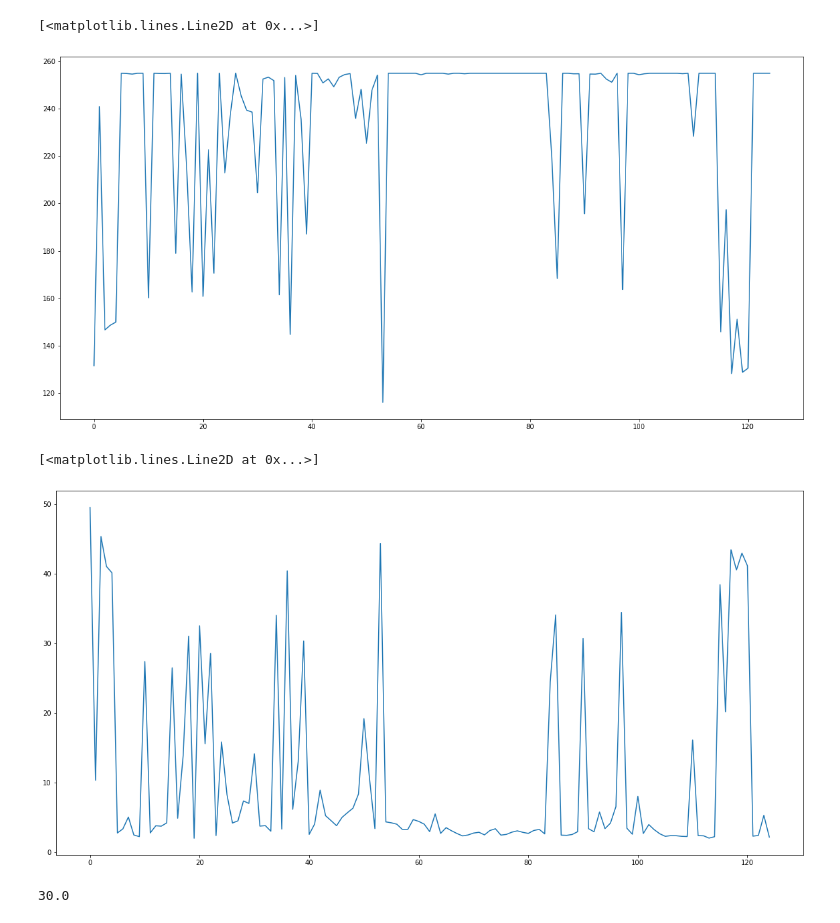
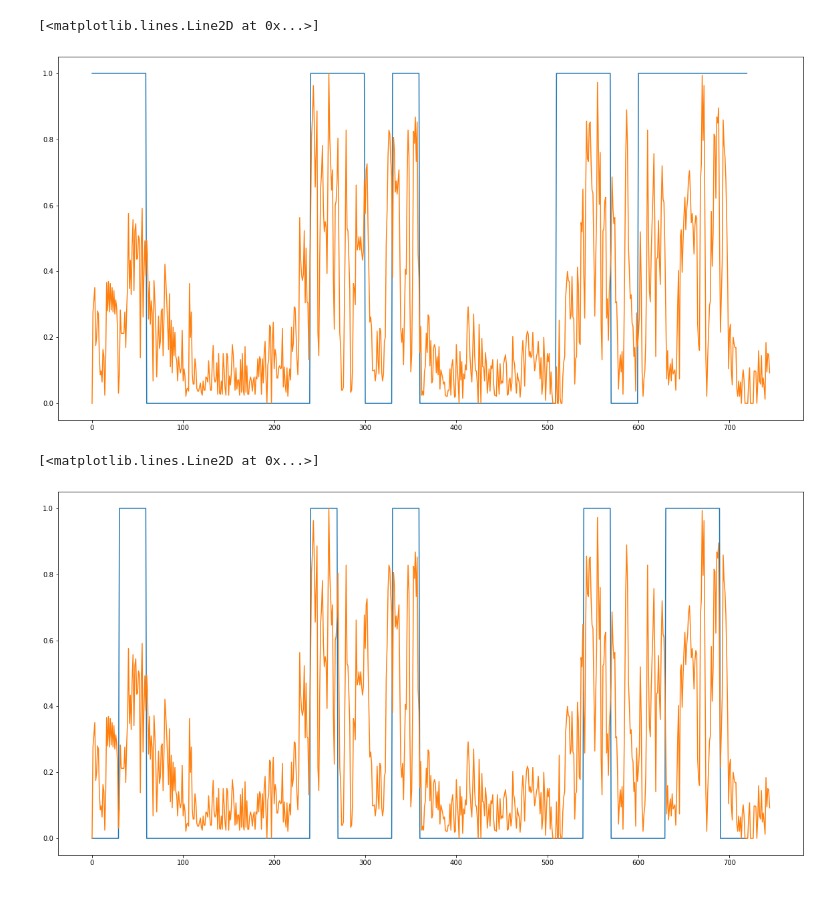
Before and after one commit to pbarot/syde750, a Jupyter notebook: algo_exp.ipynb, the cells around one changed output. Cells and saved outputs as stored; diff of their text form; code cells hidden in the pictures.

```diff
--- a/algo_exp.ipynb
+++ b/algo_exp.ipynb
@@ -52,0 +450,4 @@ plt.plot(z)
+# %%
+y = (data[6,:720]).reshape(-1,30)
+plt.figure(figsize = (20,10))
+plt.plot(np.mean(y, axis = 1))
@@ -52,0 +457,5 @@ plt.plot(z)
+# %%
+base_e = np.sqrt(np.mean(data[2,:30]**2))
+base_g = (np.mean(data[6,:30]))
+
+base_e, base_g
@@ -52,0 +464,6 @@ plt.plot(z)
+# %%
+plt.figure(figsize = (20,10))
+a = np.sqrt(np.mean(z**2, axis = 1))
+b = (np.mean(y, axis = 1))
+
+plt.plot(b)
@@ -52,0 +473,7 @@ plt.plot(z)
+# %%
+plt.figure(figsize = (20,10))
+num_pix = np.repeat(a>base_e*1.5, 30)
+num_gray = np.repeat(b > base_g*11, 30)
+plt.plot(num_pix, label ='speech classifier')
+plt.plot(normalize(data[2,:]), label = 'num_pixels in mouth')
+plt.legend(loc = 'upper right')
@@ -53,23 +483,14 @@ plt.plot(z)
 # %%
 plt.figure(figsize = (20,10))
-# plt.plot(data['r'])
-# plt.plot(data['g'])
-plt.plot(data['b'])
+plt.plot(np.bitwise_not(num_gray))
+plt.plot(normalize(data[2,:]))
 # %% [output]
 [<matplotlib.lines.Line2D at 0x...>]
-[figure, old version]
+[figure, new version]
 # %%
 plt.figure(figsize = (20,10))
-#plt.plot(data['r'])
-plt.plot(data['g'])
+plt.plot(np.bitwise_and(np.bitwise_not(num_gray), num_pix))
+plt.plot(normalize(data[2,:]))
 # %% [output]
 [<matplotlib.lines.Line2D at 0x...>]
-[figure, old version]
+[figure, new version]
-# %%
-import cv2
-
-video = cv2.VideoCapture("/home/stargazer/workspace/catkin_ws/output.mp4")
-fps = video.get(cv2.CAP_PROP_FPS)
-fps
-# %% [output]
-30.0
```
Also changed, not shown: parts of 33 cells of this notebook, 4 other files.
